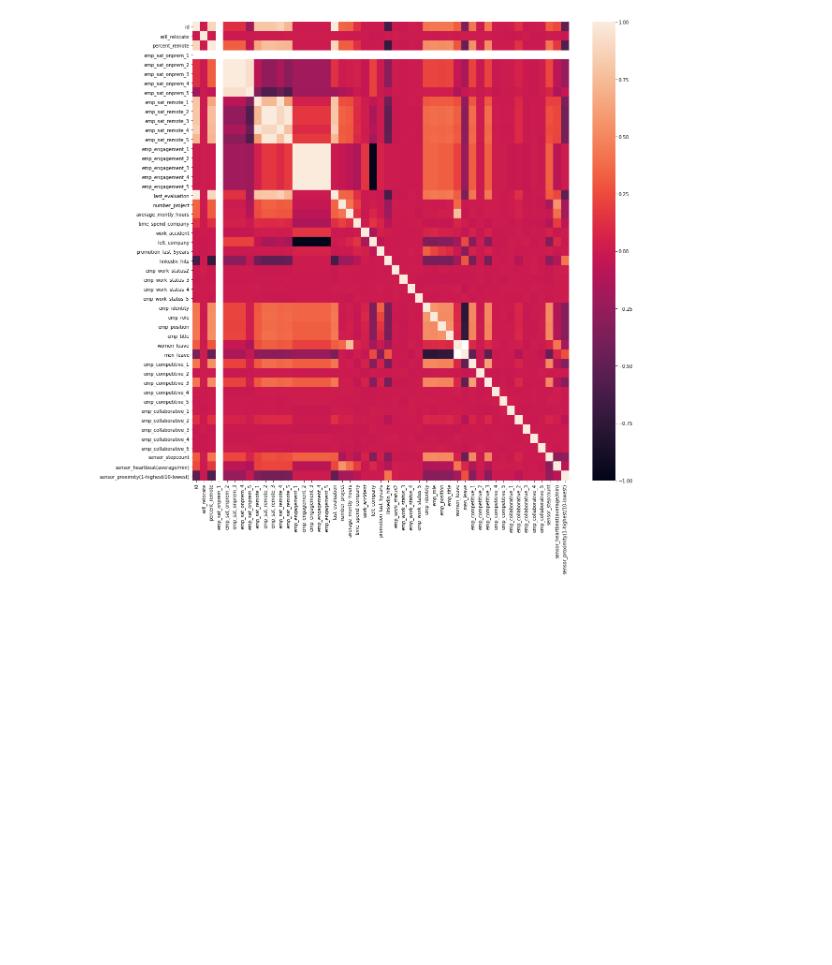
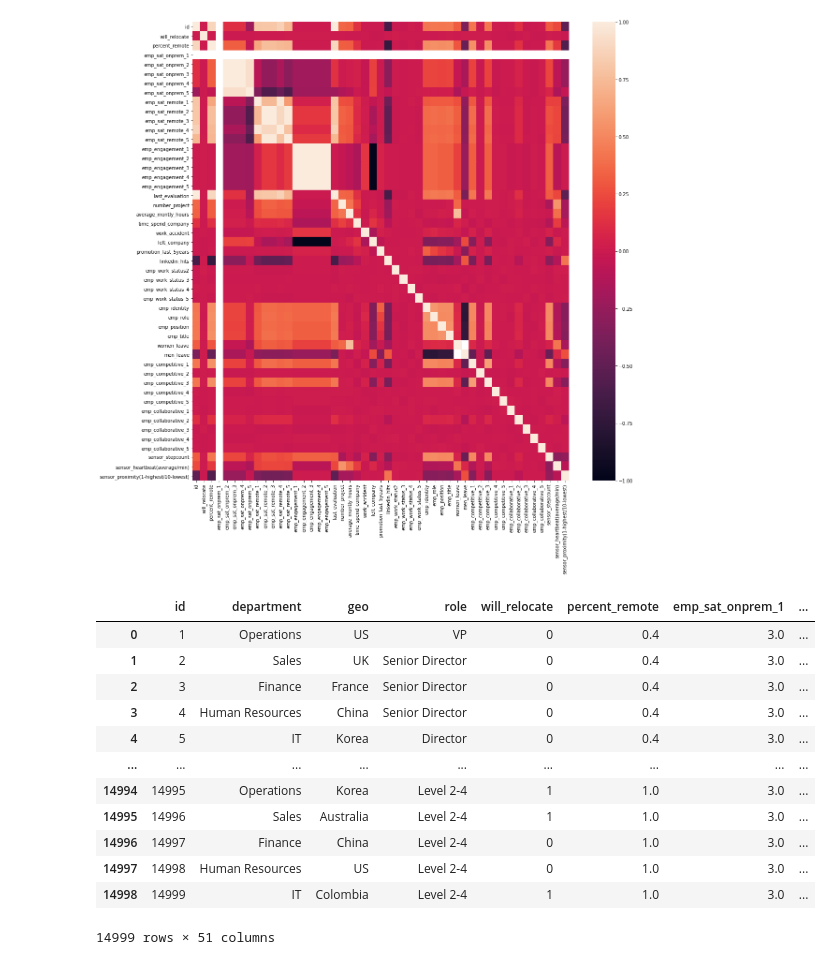
Before and after one commit to vinicvaz/hr_analysis, a Jupyter notebook: exploratory_analysis_1.ipynb, the cells around one changed output. Saved outputs shown, nothing was run; the diff lists cells and outputs as text; code cells hidden in the pictures; blank space fills up the shorter version.

```diff
--- a/exploratory_analysis_1.ipynb
+++ b/exploratory_analysis_1.ipynb
@@ -6,8 +6,6 @@ import numpy as np
 from scipy import stats
 # %% [markdown]
 ## 1.0 - Basic Exploratory Data Analysis
-# %%
-df = pd.read_csv('./data/hr_dataset.csv')
 # %%
 pd.set_option("display.max_columns", 62)
 df.columns = df.columns.str.strip().str.lower()
@@ -814,7 +813,4 @@ sns.heatmap(df.corr())
 # %% [output]
 <matplotlib.axes._subplots.AxesSubplot at 0x...>
 [figure]
-# %%
-drop_columns = ['name', 'sales', 'sensor_stepcount', 'sensor_heartbeat(average/min)', 'sensor_proximity(1-highest/10-lowest)']
-df.drop(drop_columns, axis=1, inplace=True)
 # %%
@@ -821,0 +818,16 @@ df.to_csv('./data/dataset_cleaned_1.csv')
+# %%
+df
+# %% [output]
+|  | id | department | geo | role | will_relocate | percent_remote | emp_sat_onprem_1 | ... |
+| 0 | 1 | Operations | US | VP | 0 | 0.4 | 3.0 | ... |
+| 1 | 2 | Sales | UK | Senior Director | 0 | 0.4 | 3.0 | ... |
+| 2 | 3 | Finance | France | Senior Director | 0 | 0.4 | 3.0 | ... |
+| 3 | 4 | Human Resources | China | Senior Director | 0 | 0.4 | 3.0 | ... |
+| 4 | 5 | IT | Korea | Director | 0 | 0.4 | 3.0 | ... |
+| ... | ... | ... | ... | ... | ... | ... | ... | ... |
+| 14994 | 14995 | Operations | Korea | Level 2-4 | 1 | 1.0 | 3.0 | ... |
+| 14995 | 14996 | Sales | Australia | Level 2-4 | 1 | 1.0 | 3.0 | ... |
+| 14996 | 14997 | Finance | China | Level 2-4 | 0 | 1.0 | 3.0 | ... |
+| 14997 | 14998 | Human Resources | US | Level 2-4 | 0 | 1.0 | 3.0 | ... |
+| 14998 | 14999 | IT | Colombia | Level 2-4 | 1 | 1.0 | 3.0 | ... |
+14999 rows × 51 columns
```
Also changed, not shown: parts of 5 cells of this notebook, 5 other files.
